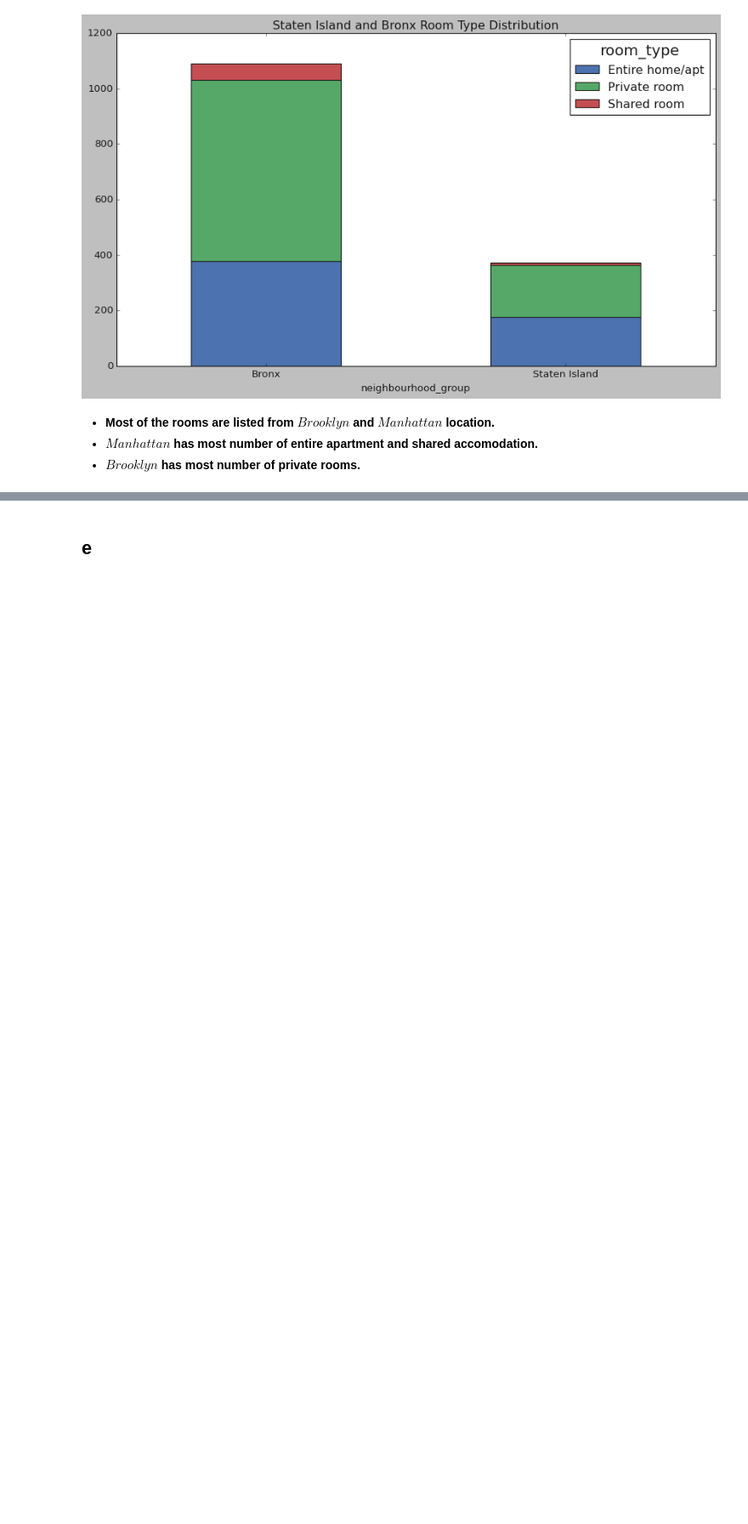
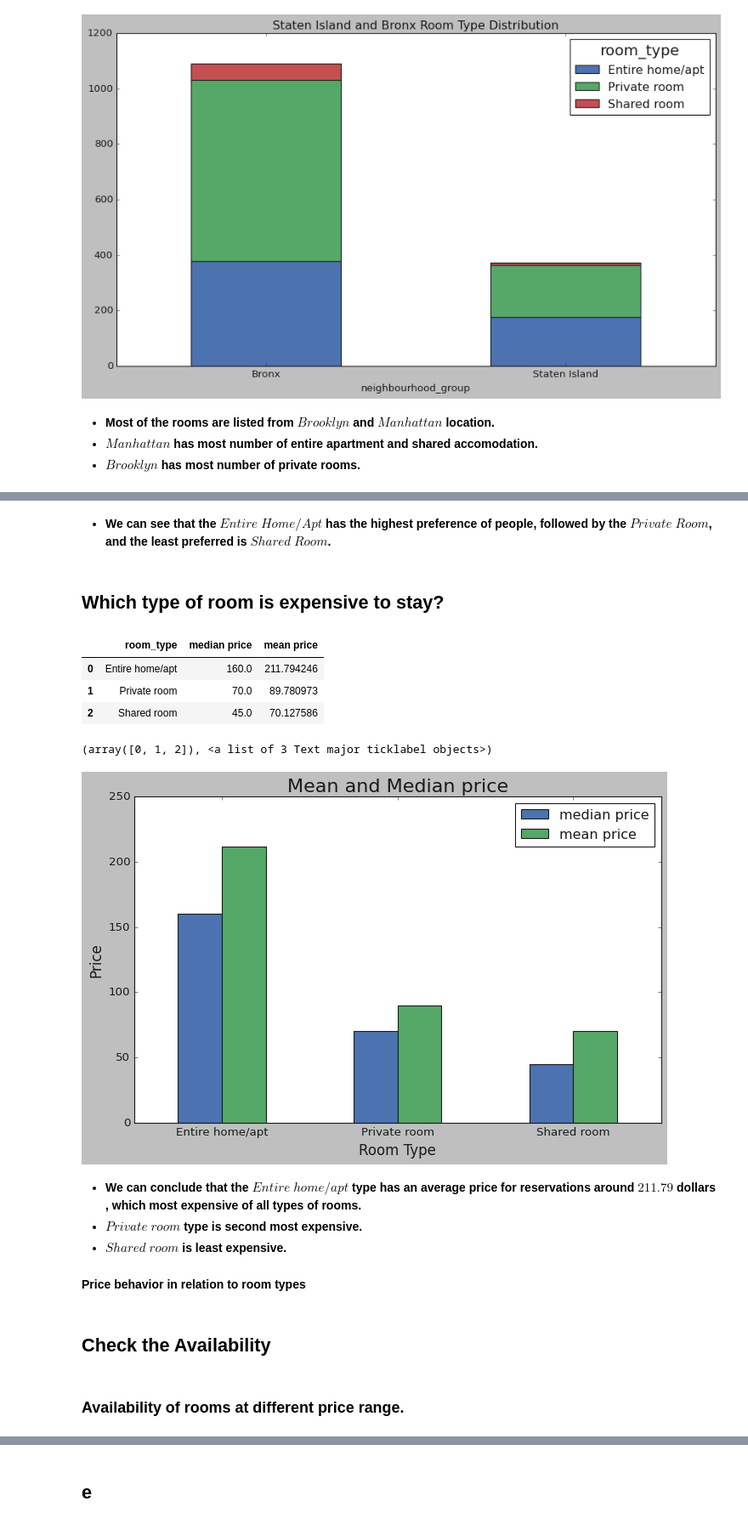
Before and after one commit to vir097/Airbnb-Bookings-Analysis---Capstone-Project, a Jupyter notebook: Airbnb_Bookings_Analysis_Capstone_Project.ipynb, the cells around one changed output, grey strips where cells are left out. Shown at 85% size. Saved outputs shown, nothing was run; the diff lists cells and outputs as text; code cells hidden in the pictures; blank space fills up the shorter version.

```diff
--- a/Airbnb_Bookings_Analysis_Capstone_Project.ipynb
+++ b/Airbnb_Bookings_Analysis_Capstone_Project.ipynb
@@ -519,0 +523,45 @@ plt.xticks(rotation=360, ha='center')
+# %% [markdown]
+* **We can see that the $Entire$ $Home/Apt$ has the highest preference of people, followed by the $Private$ $Room$, and the least preferred is $Shared$ $Room$.**
+# %% [markdown]
+## **Which type of room is expensive to stay?**
+# %%
+# Get median price for each room type listed on Airbnb platform.
+median_price = airbnb_df.groupby('room_type')['price'].median().reset_index().rename(columns={'price':'median price'})
+
+
+# Get mean price for each room type listed on Airbnb platform.
+mean_price = airbnb_df.groupby('room_type')['price'].mean().reset_index().rename(columns={'price':'mean price'})
+
+
+# Get data of mean and median price for each room type listed on Airbnb platform.
+price_df = pd.merge(median_price, mean_price,on='room_type')
+price_df
+# %% [output]
+|  | room_type | median price | mean price |
+| 0 | Entire home/apt | 160.0 | 211.794246 |
+| 1 | Private room | 70.0 | 89.780973 |
+| 2 | Shared room | 45.0 | 70.127586 |
+# %%
+# Get a Visual Representation of mean and median price for each room type listed on Airbnb platform.
+# code
+#initialing the figure size
+plt.rcParams["figure.figsize"] = (10,6)
+
+price_df.plot.bar(x='room_type')
+plt.title('Mean and Median price', fontsize = 20)
+plt.ylabel('Price',fontsize =15)
+plt.xlabel('Room Type', fontsize =15)
+plt.xticks(rotation=0)
+# %% [output]
+(array([0, 1, 2]), <a list of 3 Text major ticklabel objects>)
+[figure, added]
+# %% [markdown]
+* **We can conclude that the $Entire$ $home/apt$ type has an average price for reservations around $211.79$ dollars , which most expensive of all types of rooms.**
+* **$Private$ $room$ type is second most expensive.**
+* **$Shared$ $room$ is least expensive.**
+# %% [markdown]
+**Price behavior in relation to room types**
+# %% [markdown]
+## **Check the Availability**
+# %% [markdown]
+### **Availability of rooms at different price range.**
```
Also changed, not shown: parts of 65 cells of this notebook.
